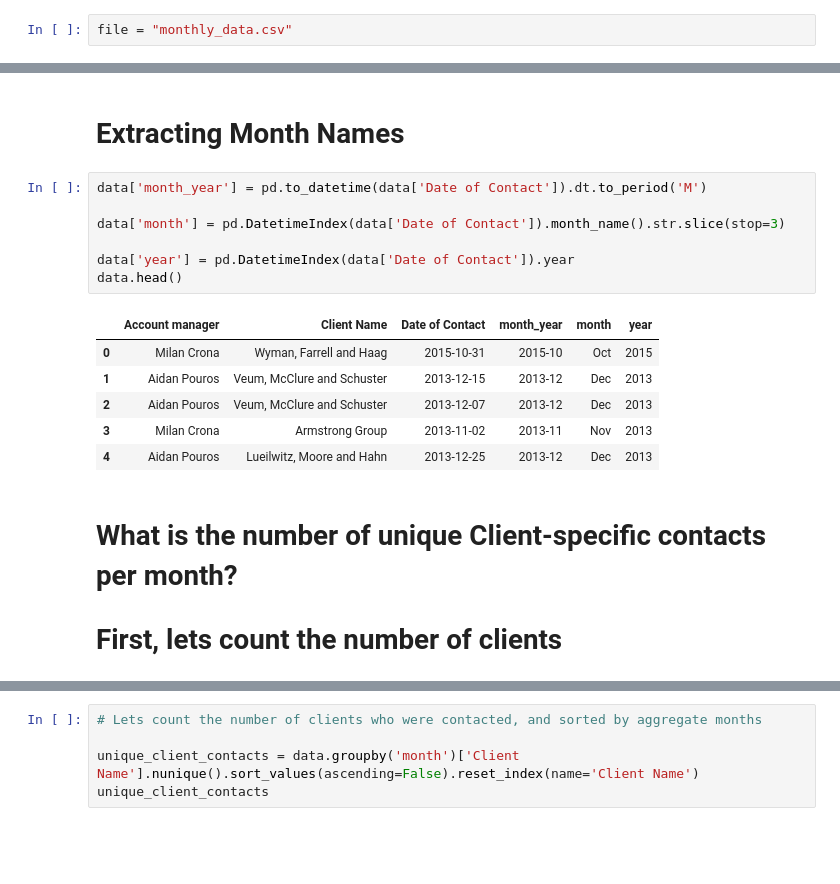
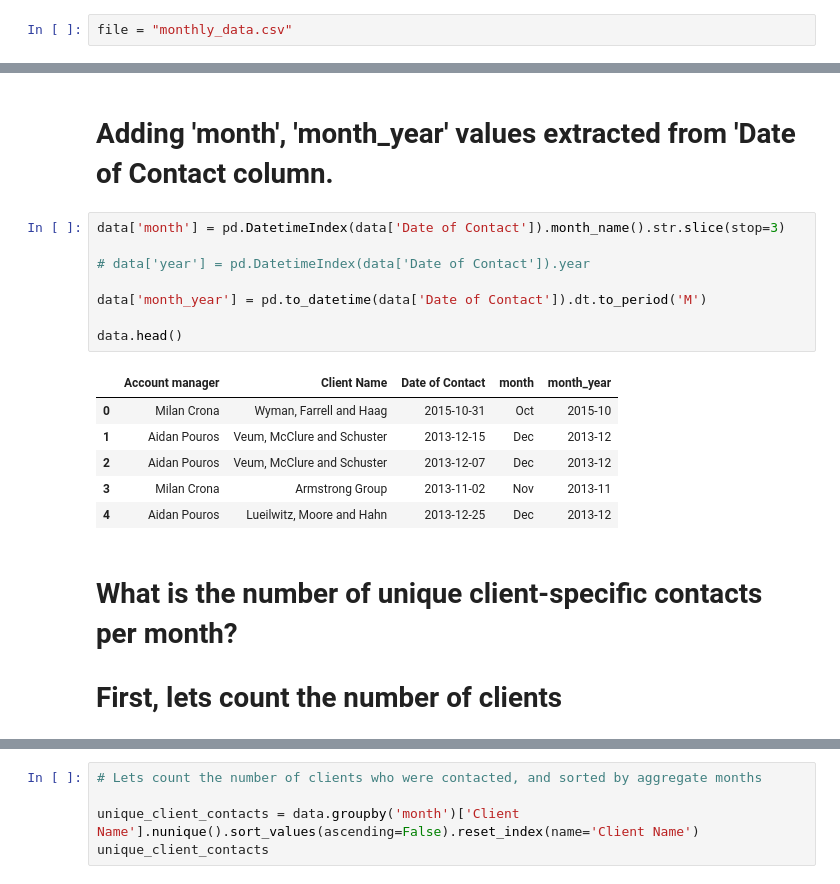
Before and after one commit to robertspeta/launch_month, a Jupyter notebook: contacts_analysis.ipynb, the cells around one changed output, grey strips where cells are left out. Saved outputs shown, nothing was run; the diff lists cells and outputs as text; blank space fills up the shorter version.

```diff
--- a/contacts_analysis.ipynb
+++ b/contacts_analysis.ipynb
@@ -23,20 +48,21 @@ data.dtypes
-# %% [markdown]
-# Extracting Month Names
+# %% [markdown]
+# Adding 'month', 'month_year' values extracted from 'Date of Contact column.
 # %%
+data['month'] = pd.DatetimeIndex(data['Date of Contact']).month_name().str.slice(stop=3)
+
+# data['year'] = pd.DatetimeIndex(data['Date of Contact']).year
+
 data['month_year'] = pd.to_datetime(data['Date of Contact']).dt.to_period('M')
 
-data['month'] = pd.DatetimeIndex(data['Date of Contact']).month_name().str.slice(stop=3)
-
-data['year'] = pd.DatetimeIndex(data['Date of Contact']).year
 data.head()
 # %% [output]
-|  | Account manager | Client Name | Date of Contact | month_year | month | year |
-| 0 | Milan Crona | Wyman, Farrell and Haag | 2015-10-31 | 2015-10 | Oct | 2015 |
-| 1 | Aidan Pouros | Veum, McClure and Schuster | 2013-12-15 | 2013-12 | Dec | 2013 |
-| 2 | Aidan Pouros | Veum, McClure and Schuster | 2013-12-07 | 2013-12 | Dec | 2013 |
-| 3 | Milan Crona | Armstrong Group | 2013-11-02 | 2013-11 | Nov | 2013 |
-| 4 | Aidan Pouros | Lueilwitz, Moore and Hahn | 2013-12-25 | 2013-12 | Dec | 2013 |
+|  | Account manager | Client Name | Date of Contact | month | month_year |
+| 0 | Milan Crona | Wyman, Farrell and Haag | 2015-10-31 | Oct | 2015-10 |
+| 1 | Aidan Pouros | Veum, McClure and Schuster | 2013-12-15 | Dec | 2013-12 |
+| 2 | Aidan Pouros | Veum, McClure and Schuster | 2013-12-07 | Dec | 2013-12 |
+| 3 | Milan Crona | Armstrong Group | 2013-11-02 | Nov | 2013-11 |
+| 4 | Aidan Pouros | Lueilwitz, Moore and Hahn | 2013-12-25 | Dec | 2013-12 |
 # %% [markdown]
-# What is the number of unique Client-specific contacts per month?
+# What is the number of unique client-specific contacts per month?
 # First, lets count the number of clients
 # %%
```
Also changed, not shown: parts of 25 cells of this notebook.
